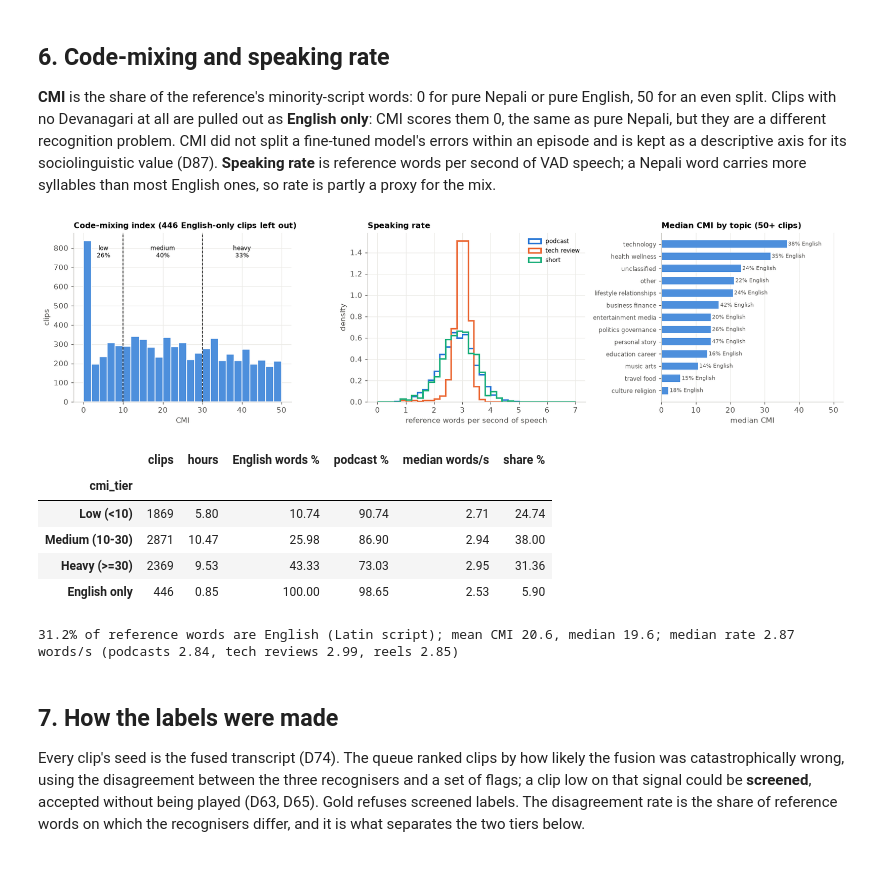
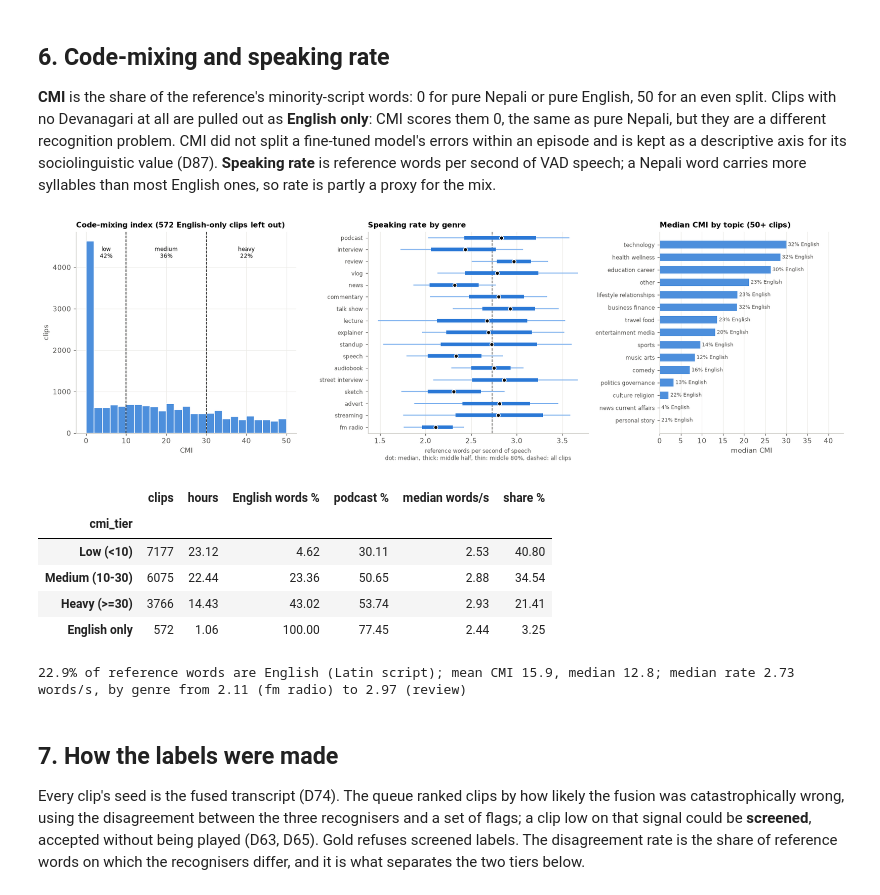
Before and after one commit to Sagyam/labeling-harness, a Jupyter notebook: notebooks/01_EDA.ipynb, the cells around one changed output. Saved outputs shown, nothing was run; the diff lists cells and outputs as text; code cells hidden in the pictures; blank space fills up the shorter version.

```diff
--- a/notebooks/01_EDA.ipynb
+++ b/notebooks/01_EDA.ipynb
@@ -66,8 +66,6 @@ SLOTS = ["#2a78d6", "#eb6834", "#1baf7a"]
 SYS_COLOR = dict(zip(SYSTEMS, SLOTS)) | {SEED: "#8f8d86"}
 SPLITS = ["train", "val", "gold"]
 SPLIT_COLOR = dict(zip(SPLITS, SLOTS))
-GENRES = ["podcast", "tech_review", "short"]
-GENRE_COLOR = dict(zip(GENRES, SLOTS))
 GENDER_COLOR = {"female": "#2a78d6", "male": "#eb6834", "unresolved": "#b9b7b0"}
 RAMP = ["#86b6ef", "#5598e7", "#2a78d6", "#1c5cab", "#0d366b"]  # one hue, light -> dark
 GREY = "#b9b7b0"
@@ -102,6 +100,24 @@ def legend_patches(colors, labels=None):
     return [plt.Rectangle((0, 0), 1, 1, color=colors[k], label=(labels or {}).get(k, k)) for k in colors]
 
 
+STRIP_KEY = "dot: median, thick: middle half, thin: middle 80%, dashed: all clips"
+
+
+def genre_strips(ax, frame, col, title, lo=None, hi=None):
+    """One row per genre, largest first: where the middle 80% and the middle half of ``col``
+    lie, and its median. The dashed line is the median over all of ``frame``."""
+    q = frame.groupby("genre")[col].quantile([0.1, 0.25, 0.5, 0.75, 0.9]).unstack().reindex(GENRES).clip(lo, hi)
+    y = np.arange(len(GENRES))
+    ax.hlines(y, q[0.1], q[0.9], color=RAMP[0], lw=1.5)
+    ax.hlines(y, q[0.25], q[0.75], color=RAMP[2], lw=5)
+    ax.plot(q[0.5], y, "o", ms=5.5, color=INK, mec="white", mew=1, zorder=3)
+    ax.axvline(frame[col].median(), color=MUTED, lw=1, ls="--", zorder=0)
+    ax.set_yticks(y, [g_.replace("_", " ") for g_ in GENRES], fontsize=8)
+    ax.set_ylim(len(GENRES) - 0.5, -0.5)
+    ax.set(title=title)
+    ax.grid(axis="y", visible=False)
+
+
 pd.set_option("display.width", 180)
 pd.set_option("display.max_columns", 40)
 pd.set_option("display.max_rows", 140)
@@ -130,8 +146,7 @@ with ANALYTICS.open(encoding="utf-8") as fh:
             "split": "gold" if r["pot"] == "gold" else r["split"],
             "tier": r["verification_tier"], "disposition": r["disposition"],
             "start": r["start_time"], "end": r["end_time"], "duration": r["duration_seconds"],
-            # The gold reels were ingested without a genre; they are a genre of their own.
-            "genre": meta.get("genre") or "short", "topic": meta.get("topic") or "unclassified",
+            "genre": meta.get("genre") or "unclassified", "topic": meta.get("topic") or "unclassified",
             "declared": len(meta.get("speakers") or {}),
             "speech_s": speech, "pause_share": max(0.0, 1 - speech / r["duration_seconds"]),
             "overlap_s": sum(b - a for a, b in r["overlap_spans"]),
@@ -150,6 +165,9 @@ with ANALYTICS.open(encoding="utf-8") as fh:
 seg = pd.DataFrame(rows).set_index("segment_id")
 seg["overlap_share"] = (seg.overlap_s / seg.duration).clip(upper=1)
 usable = seg[seg.disposition.isin(["accepted_unchanged", "edited"])]
+# Genre is a closed list of recording formats (D102), and there are more of them than colours
+# that stay apart: every genre chart below is one row per genre, largest first.
+GENRES = usable.groupby("genre").duration.sum().sort_values(ascending=False).index.tolist()
 print(f"{len(seg):,} labeled clips, {seg.duration.sum() / 3600:.2f} h, {seg.episode.nunique()} episodes, "
       f"{seg.voice.nunique()} voices lead a clip | fold {fold_version()} | exported {manifest['exported_at'][:10]} "
       f"at harness {manifest['git_commit'][:7]}")
@@ -683,7 +756,7 @@ split a fine-tuned model's errors within an episode and is kept as a descriptive
 sociolinguistic value (D87). **Speaking rate** is reference words per second of VAD speech; a
 Nepali word carries more syllables than most English ones, so rate is partly a proxy for the mix.
 # %%
-fig, axes = plt.subplots(1, 3, figsize=(15, 4), gridspec_kw={"width_ratios": [1.2, 1.2, 1]})
+fig, axes = plt.subplots(1, 3, figsize=(16, 5), gridspec_kw={"width_ratios": [1.2, 1.2, 1]})
 ax = axes[0]
 mixed = scored[scored.cmi_tier != "English only"]
 bins = np.arange(0, 52, 2)
@@ -696,49 +769,46 @@ for x0, x1, name in ((0, 10, "low"), (10, 30, "medium"), (30, 50, "heavy")):
 ax.set(title=f"Code-mixing index ({len(scored) - len(mixed)} English-only clips left out)", xlabel="CMI", ylabel="clips")
 
 ax = axes[1]
-bins = np.arange(0, 7.1, 0.2)
-for g_ in GENRES:
-    ax.hist(scored.rate[scored.genre == g_].clip(upper=7), bins=bins, density=True, histtype="step", lw=2,
-            color=GENRE_COLOR[g_], label=g_.replace("_", " "))
-ax.set(title="Speaking rate", xlabel="reference words per second of speech", ylabel="density")
-ax.legend(fontsize=8)
+genre_strips(ax, scored, "rate", "Speaking rate by genre", 0, 7)
+ax.set_xlabel("reference words per second of speech\n" + STRIP_KEY, fontsize=8)
 
 ax = axes[2]
 by_topic = scored.groupby("topic").agg(cmi=("cmi", "median"), lat=("n_lat", "sum"), dev=("n_dev", "sum"), clips=("cmi", "size"))
 by_topic = by_topic[by_topic.clips >= 50].sort_values("cmi")
 ax.barh(by_topic.index, by_topic.cmi, color="#4d8fdc", height=0.6)
 for y, (t_, r) in enumerate(by_topic.iterrows()):
     ax.text(r.cmi + 0.4, y, f"{100 * r.lat / (r.lat + r.dev):.0f}% English", va="center", fontsize=7.5, color=MUTED)
 ax.set(title="Median CMI by topic (50+ clips)", xlabel="median CMI")
 ax.set_yticks(range(len(by_topic)), [i.replace("_", " ") for i in by_topic.index], fontsize=8)
 ax.set_xlim(0, by_topic.cmi.max() * 1.45)
 ax.grid(axis="y", visible=False)
 fig.tight_layout()
 save(fig, "06_language")
 plt.show()
 
 mix = pd.DataFrame({
     "clips": scored.groupby("cmi_tier").size(),
     "hours": scored.groupby("cmi_tier").duration.sum() / 3600,
     "English words %": 100 * scored.groupby("cmi_tier").n_lat.sum() / (scored.groupby("cmi_tier").n_dev.sum() + scored.groupby("cmi_tier").n_lat.sum()),
     "podcast %": 100 * scored.groupby("cmi_tier").genre.apply(lambda s: (s == "podcast").mean()),
     "median words/s": scored.groupby("cmi_tier").rate.median(),
 }).reindex(TIERS)
 mix["share %"] = 100 * mix.clips / mix.clips.sum()
 display(mix)
 lat = scored.n_lat.sum() / (scored.n_lat.sum() + scored.n_dev.sum())
+rate_g = scored.groupby("genre").rate.median()
 print(f"{lat:.1%} of reference words are English (Latin script); mean CMI {scored.cmi.mean():.1f}, median {scored.cmi.median():.1f}; "
-      f"median rate {scored.rate.median():.2f} words/s (podcasts {scored.rate[scored.genre == 'podcast'].median():.2f}, "
-      f"tech reviews {scored.rate[scored.genre == 'tech_review'].median():.2f}, reels {scored.rate[scored.genre == 'short'].median():.2f})")
+      f"median rate {scored.rate.median():.2f} words/s, by genre from {rate_g.min():.2f} ({rate_g.idxmin().replace('_', ' ')}) "
+      f"to {rate_g.max():.2f} ({rate_g.idxmax().replace('_', ' ')})")
 # %% [output]
-[figure, old version]
+[figure, new version]
 |  | clips | hours | English words % | podcast % | median words/s | share % |
 | cmi_tier |  |  |  |  |  |  |
-| Low (<10) | 1869 | 5.80 | 10.74 | 90.74 | 2.71 | 24.74 |
-| Medium (10-30) | 2871 | 10.47 | 25.98 | 86.90 | 2.94 | 38.00 |
-| Heavy (>=30) | 2369 | 9.53 | 43.33 | 73.03 | 2.95 | 31.36 |
-| English only | 446 | 0.85 | 100.00 | 98.65 | 2.53 | 5.90 |
+| Low (<10) | 7177 | 23.12 | 4.62 | 30.11 | 2.53 | 40.80 |
+| Medium (10-30) | 6075 | 22.44 | 23.36 | 50.65 | 2.88 | 34.54 |
+| Heavy (>=30) | 3766 | 14.43 | 43.02 | 53.74 | 2.93 | 21.41 |
+| English only | 572 | 1.06 | 100.00 | 77.45 | 2.44 | 3.25 |
-31.2% of reference words are English (Latin script); mean CMI 20.6, median 19.6; median rate 2.87 words/s (podcasts 2.84, tech reviews 2.99, reels 2.85)
+22.9% of reference words are English (Latin script); mean CMI 15.9, median 12.8; median rate 2.73 words/s, by genre from 2.11 (fm radio) to 2.97 (review)
 # %% [markdown]
 ## 7. How the labels were made
 
```
Also changed, not shown: parts of 20 cells of this notebook, 17 other files.
